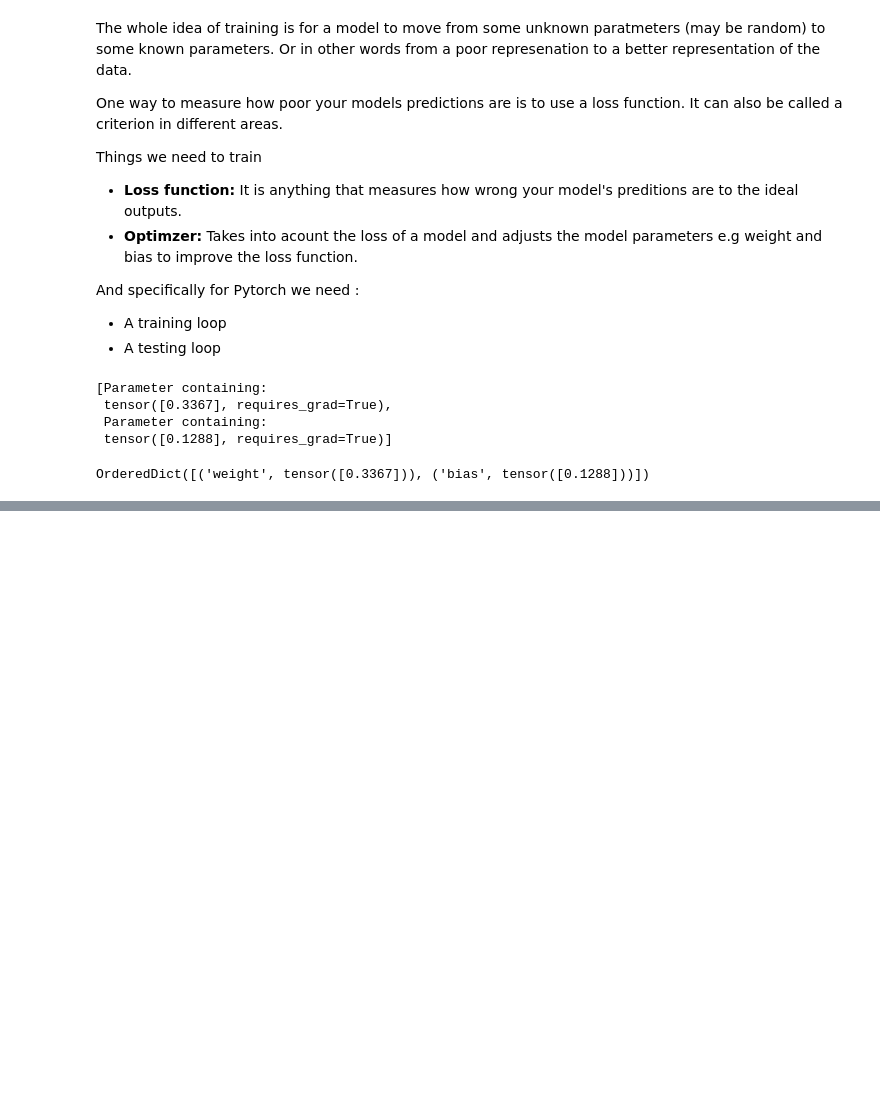
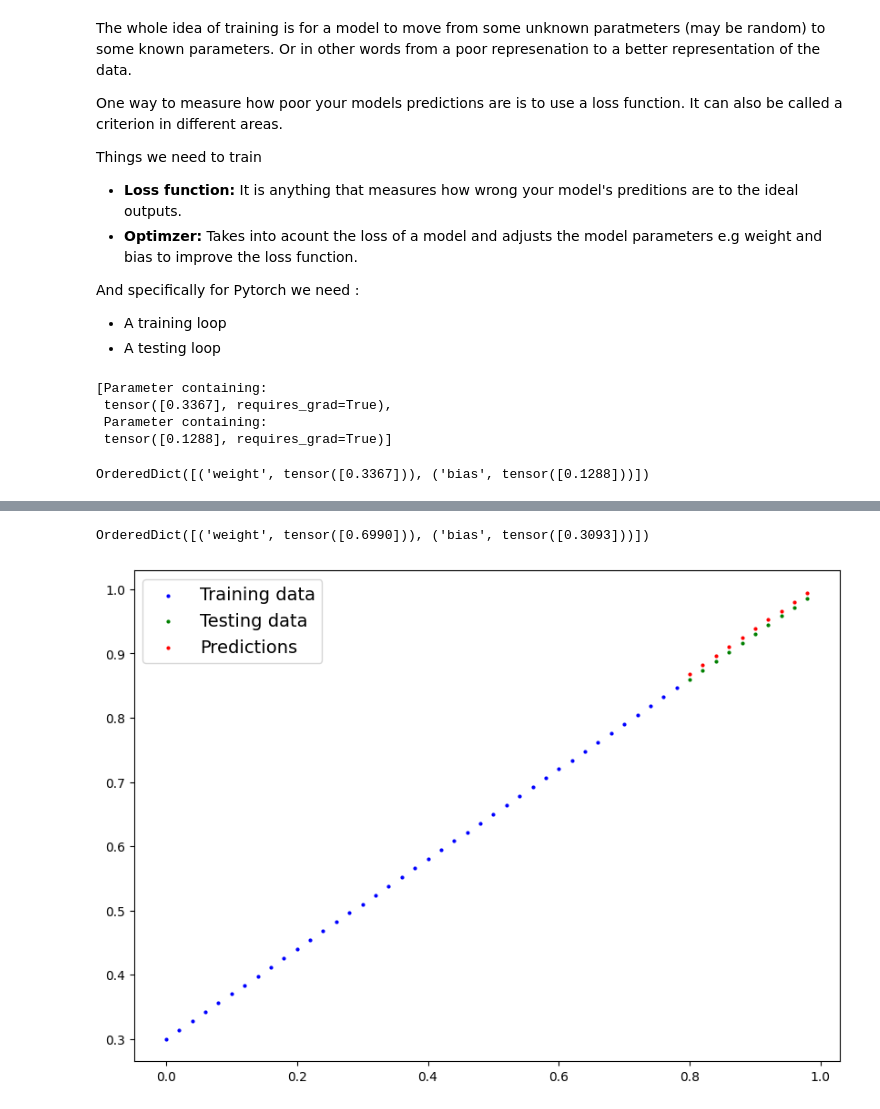
Before and after one commit to abinghamwalker/pytorch-deep-learning, a Jupyter notebook: follow_along/01_follow_along.ipynb, the cells around one changed output, grey strips where cells are left out. Saved outputs shown, nothing was run; the diff lists cells and outputs as text; code cells hidden in the pictures; blank space fills up the shorter version.

```diff
--- a/follow_along/01_follow_along.ipynb
+++ b/follow_along/01_follow_along.ipynb
@@ -170,0 +176,8 @@ OrderedDict([('weight', tensor([0.3367])), ('bias', tensor([0.1288]))])
+# %%
+# Set up a loss function
+
+loss_fn = nn.L1Loss()
+
+#Set up an optimzer (stochastic gradient descent)
+
+optimizer = torch.optim.SGD(params=model_1.parameters(),lr=0.01)
@@ -170,0 +253,6 @@ OrderedDict([('weight', tensor([0.3367])), ('bias', tensor([0.1288]))])
+# %%
+print(model_1.state_dict())
+plot_predictions(predictions=test_pred)
+# %% [output]
+OrderedDict([('weight', tensor([0.6990])), ('bias', tensor([0.3093]))])
+[figure, added]
```
Also changed, not shown: parts of 3 cells of this notebook.
